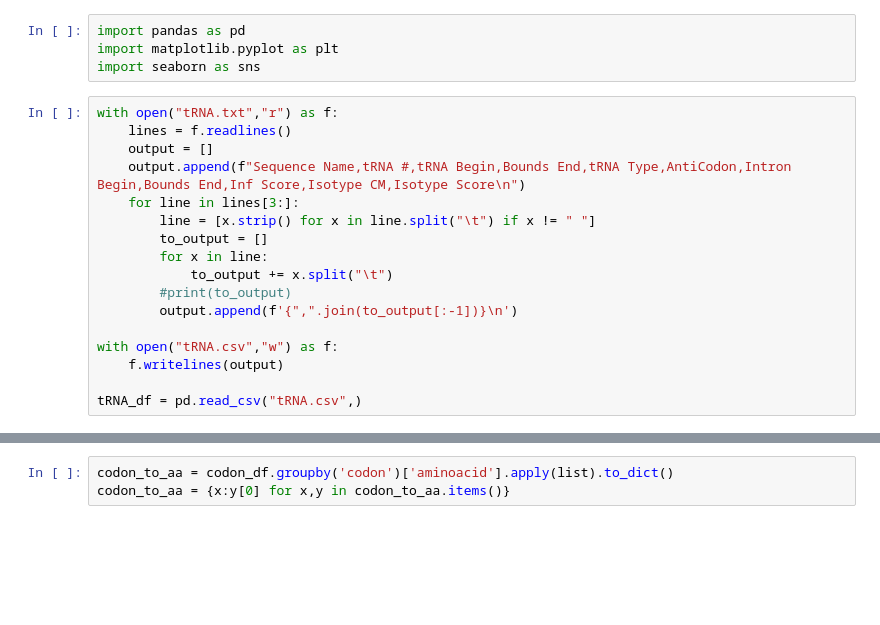
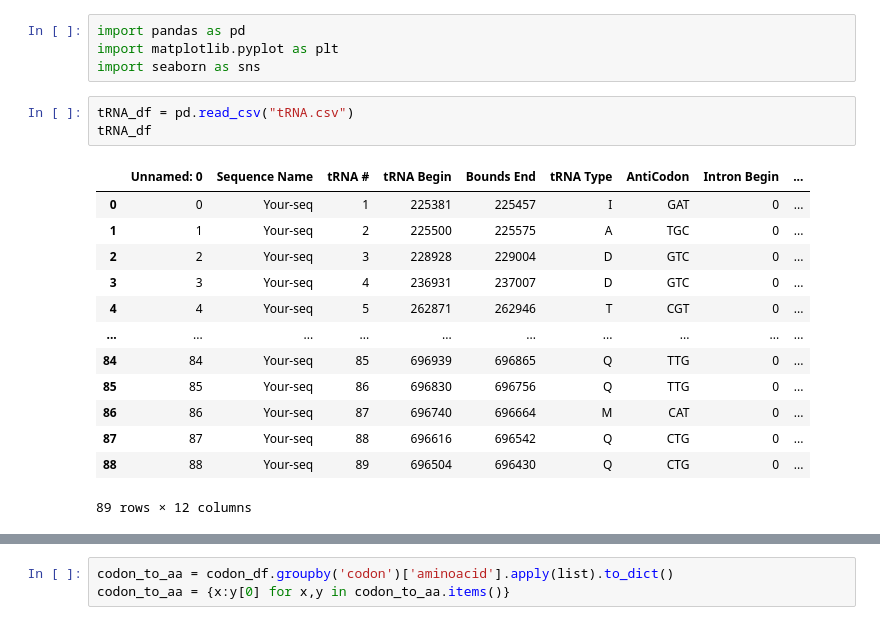
Before and after one commit to Rlfm/tRNA_CWOP, a Jupyter notebook: heatmap.ipynb, the cells around one changed output, grey strips where cells are left out. Drawn from its saved outputs; the diff is of its cells as text; blank space fills up the shorter version.

```diff
--- a/heatmap.ipynb
+++ b/heatmap.ipynb
@@ -2,20 +2,20 @@
 import pandas as pd
 import matplotlib.pyplot as plt
 import seaborn as sns
-# %%
-with open("tRNA.txt","r") as f:
-    lines = f.readlines()
-    output = []
-    output.append(f"Sequence Name,tRNA #,tRNA Begin,Bounds End,tRNA Type,AntiCodon,Intron Begin,Bounds End,Inf Score,Isotype CM,Isotype Score\n")
-    for line in lines[3:]:
-        line = [x.strip() for x in line.split("\t") if x != " "]
-        to_output = []
-        for x in line:
-            to_output += x.split("\t")
-        #print(to_output)
-        output.append(f'{",".join(to_output[:-1])}\n')
-
-with open("tRNA.csv","w") as f:
-    f.writelines(output)
-
-tRNA_df = pd.read_csv("tRNA.csv",)
+# %%
+tRNA_df = pd.read_csv("tRNA.csv")
+tRNA_df
+# %% [output]
+|  | Unnamed: 0 | Sequence Name | tRNA # | tRNA Begin | Bounds End | tRNA Type | AntiCodon | Intron Begin | ... |
+| 0 | 0 | Your-seq | 1 | 225381 | 225457 | I | GAT | 0 | ... |
+| 1 | 1 | Your-seq | 2 | 225500 | 225575 | A | TGC | 0 | ... |
+| 2 | 2 | Your-seq | 3 | 228928 | 229004 | D | GTC | 0 | ... |
+| 3 | 3 | Your-seq | 4 | 236931 | 237007 | D | GTC | 0 | ... |
+| 4 | 4 | Your-seq | 5 | 262871 | 262946 | T | CGT | 0 | ... |
+| ... | ... | ... | ... | ... | ... | ... | ... | ... | ... |
+| 84 | 84 | Your-seq | 85 | 696939 | 696865 | Q | TTG | 0 | ... |
+| 85 | 85 | Your-seq | 86 | 696830 | 696756 | Q | TTG | 0 | ... |
+| 86 | 86 | Your-seq | 87 | 696740 | 696664 | M | CAT | 0 | ... |
+| 87 | 87 | Your-seq | 88 | 696616 | 696542 | Q | CTG | 0 | ... |
+| 88 | 88 | Your-seq | 89 | 696504 | 696430 | Q | CTG | 0 | ... |
+89 rows × 12 columns
```
Also changed, not shown: parts of 14 cells of this notebook, 7 other files.
